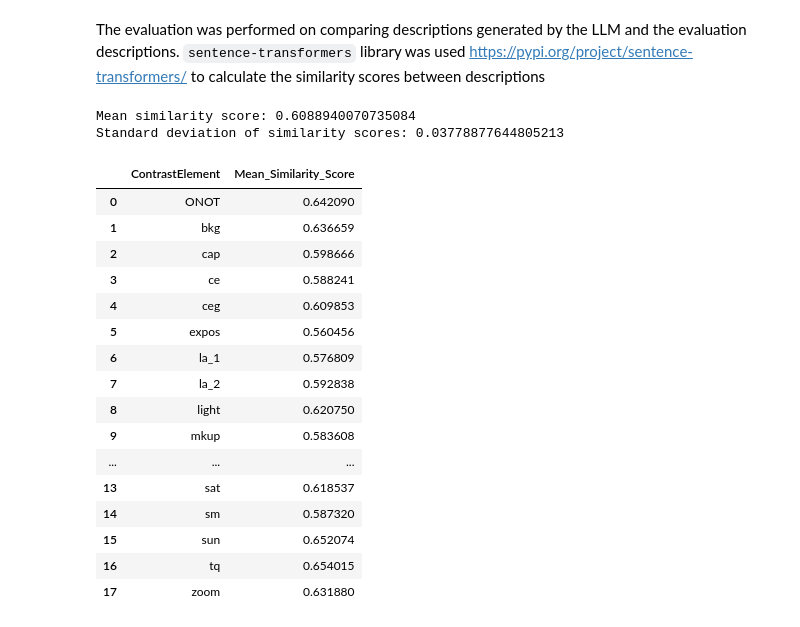
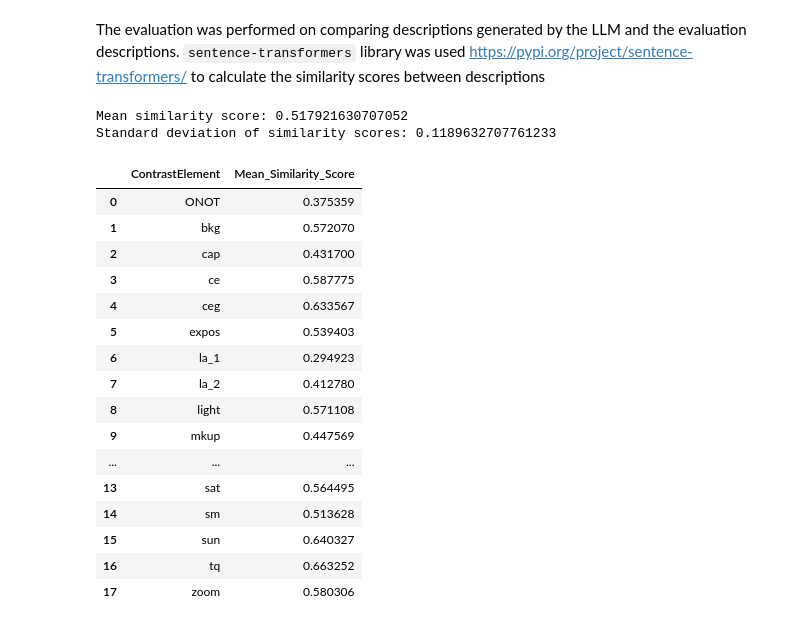
Before and after one commit to olablachowiak/biometrics-project, a Jupyter notebook: analysis.ipynb, the cells around one changed output. Drawn from its saved outputs; the diff is of its cells as text; code cells hidden in the pictures.

```diff
--- a/analysis.ipynb
+++ b/analysis.ipynb
@@ -322,40 +322,40 @@ The evaluation was performed on comparing descriptions generated by the LLM and
 # %%
 from src.evaluation import compare_descriptions
 
-comparison_score = compare_descriptions('src/data/llm_descriptions/llm_generated_explanations.jsonl',
+comparison_score = compare_descriptions('src/data/llm_descriptions/llm_generated_explanations3.jsonl',
                                                 'src/data/QFIQ_assessment/in_context_test_evaluation_data.jsonl',
                                                 )
 df_comparison_score = pd.DataFrame(comparison_score)
 
 mean_score = df_comparison_score['Similarity_Score'].mean()
 std_score = df_comparison_score['Similarity_Score'].std()
 
 print(f"Mean similarity score: {mean_score}")
 print(f"Standard deviation of similarity scores: {std_score}")
 
 mean_score_contrast = df_comparison_score.groupby('ContrastElement')['Similarity_Score'].mean().reset_index()
 
 mean_score_contrast = mean_score_contrast.rename(columns={'Similarity_Score': 'Mean_Similarity_Score'})
 
 
 mean_score_contrast
 # %% [output]
-Mean similarity score: 0.6088940070735084
-Standard deviation of similarity scores: 0.03778877644805213
+Mean similarity score: 0.517921630707052
+Standard deviation of similarity scores: 0.1189632707761233
 |  | ContrastElement | Mean_Similarity_Score |
-| 0 | ONOT | 0.642090 |
-| 1 | bkg | 0.636659 |
-| 2 | cap | 0.598666 |
-| 3 | ce | 0.588241 |
-| 4 | ceg | 0.609853 |
-| 5 | expos | 0.560456 |
-| 6 | la_1 | 0.576809 |
-| 7 | la_2 | 0.592838 |
-| 8 | light | 0.620750 |
-| 9 | mkup | 0.583608 |
+| 0 | ONOT | 0.375359 |
+| 1 | bkg | 0.572070 |
+| 2 | cap | 0.431700 |
+| 3 | ce | 0.587775 |
+| 4 | ceg | 0.633567 |
+| 5 | expos | 0.539403 |
+| 6 | la_1 | 0.294923 |
+| 7 | la_2 | 0.412780 |
+| 8 | light | 0.571108 |
+| 9 | mkup | 0.447569 |
 | ... | ... | ... |
-| 13 | sat | 0.618537 |
-| 14 | sm | 0.587320 |
-| 15 | sun | 0.652074 |
-| 16 | tq | 0.654015 |
-| 17 | zoom | 0.631880 |
+| 13 | sat | 0.564495 |
+| 14 | sm | 0.513628 |
+| 15 | sun | 0.640327 |
+| 16 | tq | 0.663252 |
+| 17 | zoom | 0.580306 |
```
Also changed, not shown: 1 other file.
